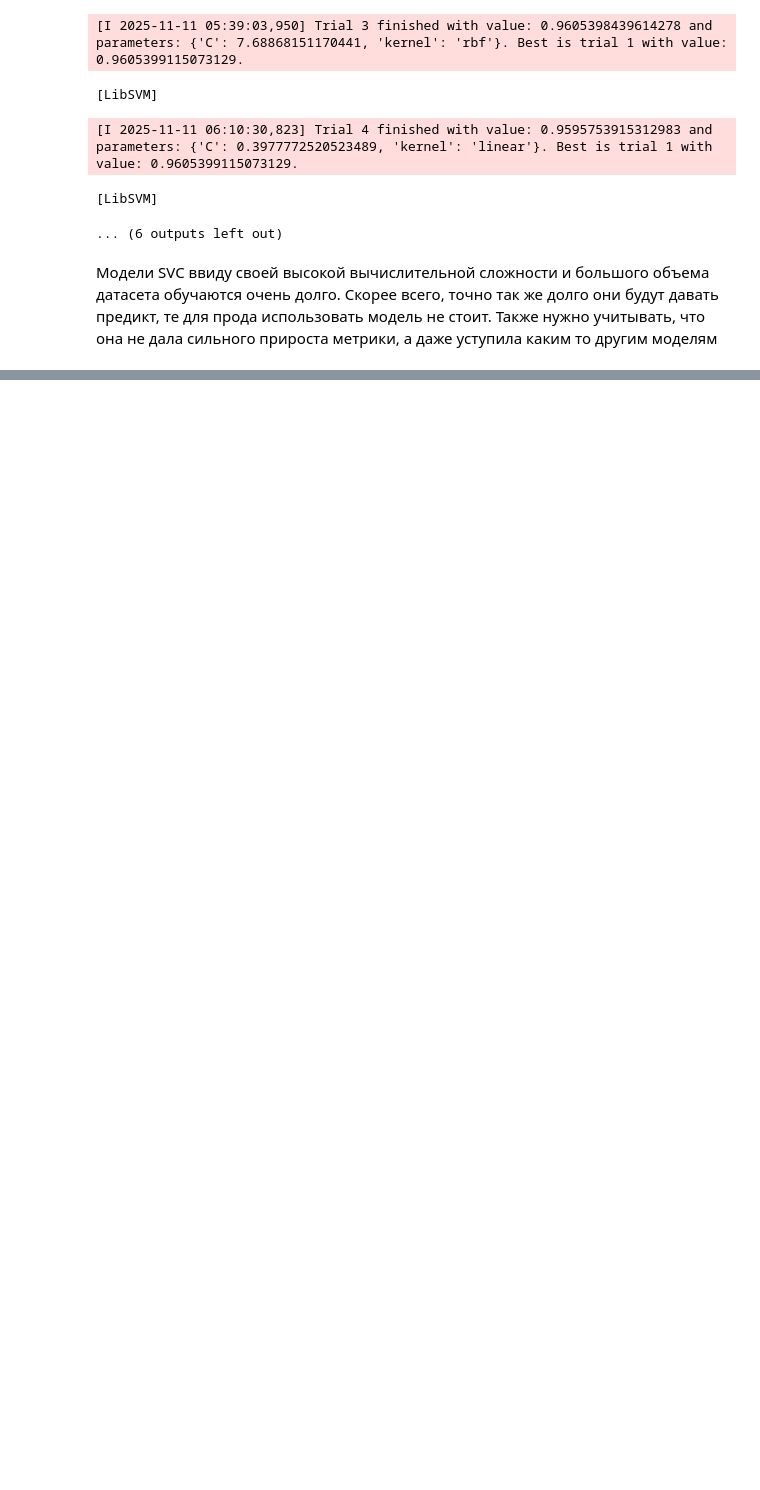
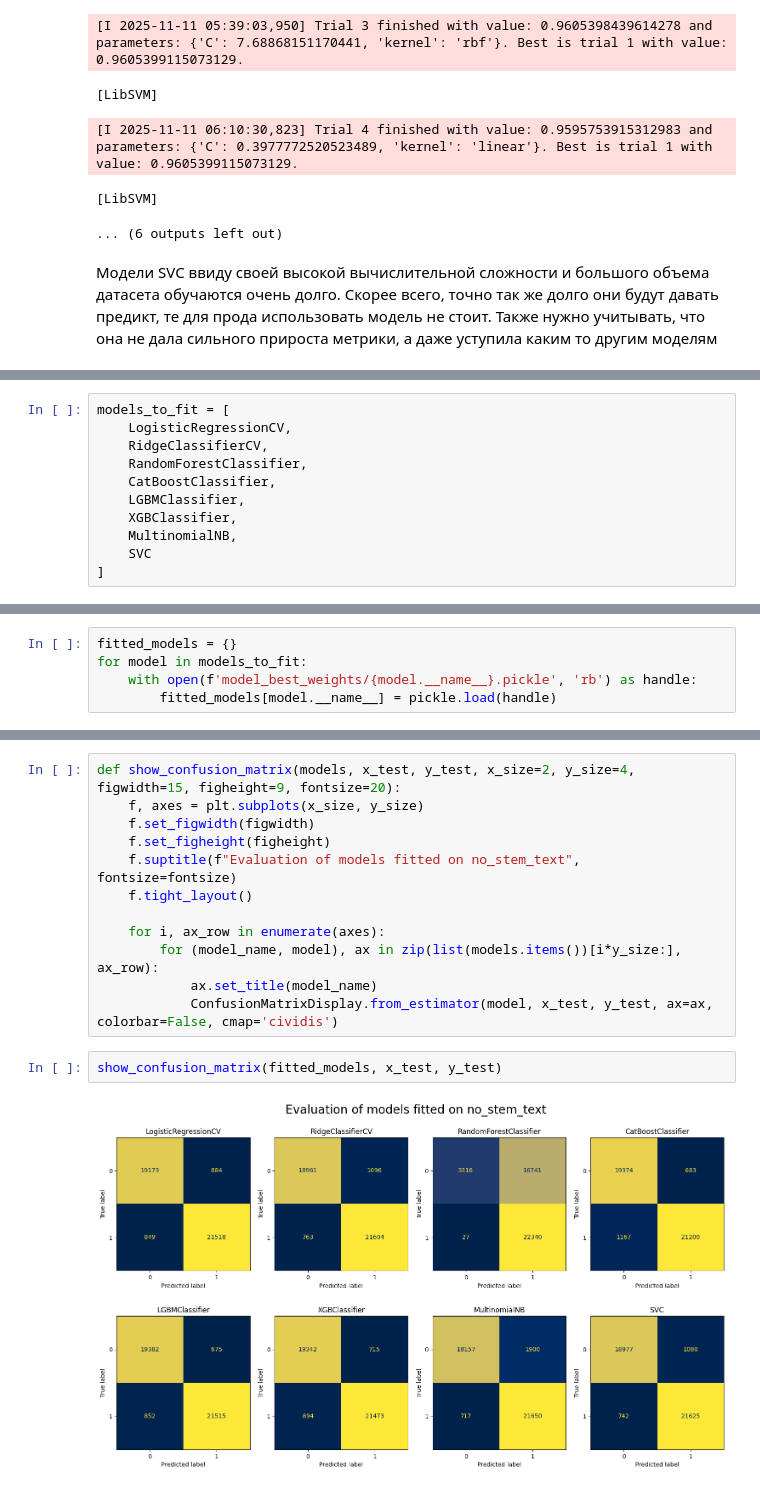
Before and after one commit to egrsid/MISIS_sentiment_analysis_project, a Jupyter notebook: models_fitting_1var.ipynb, the cells around one changed output, grey strips where cells are left out. Saved outputs shown, nothing was run; the diff lists cells and outputs as text; blank space fills up the shorter version.

Commit message:
added analysis of fitted model's metrics and saving model's weights instead of parameters

```diff
--- a/models_fitting_1var.ipynb
+++ b/models_fitting_1var.ipynb
@@ -467,0 +471,11 @@ with warnings.catch_warnings():
+# %%
+models_to_fit = [
+    LogisticRegressionCV,
+    RidgeClassifierCV,
+    RandomForestClassifier,
+    CatBoostClassifier,
+    LGBMClassifier,
+    XGBClassifier,
+    MultinomialNB,
+    SVC
+]
@@ -467,0 +579,5 @@ with warnings.catch_warnings():
+# %%
+fitted_models = {}
+for model in models_to_fit:
+    with open(f'model_best_weights/{model.__name__}.pickle', 'rb') as handle:
+        fitted_models[model.__name__] = pickle.load(handle)
@@ -467,0 +595,16 @@ with warnings.catch_warnings():
+# %%
+def show_confusion_matrix(models, x_test, y_test, x_size=2, y_size=4, figwidth=15, figheight=9, fontsize=20):
+    f, axes = plt.subplots(x_size, y_size)
+    f.set_figwidth(figwidth)
+    f.set_figheight(figheight)
+    f.suptitle(f"Evaluation of models fitted on no_stem_text", fontsize=fontsize)
+    f.tight_layout()
+
+    for i, ax_row in enumerate(axes):
+        for (model_name, model), ax in zip(list(models.items())[i*y_size:], ax_row):
+            ax.set_title(model_name)
+            ConfusionMatrixDisplay.from_estimator(model, x_test, y_test, ax=ax, colorbar=False, cmap='cividis')
+# %%
+show_confusion_matrix(fitted_models, x_test, y_test)
+# %% [output]
+[figure, added]
```
Also changed, not shown: parts of 14 cells of this notebook, 4 other files.
